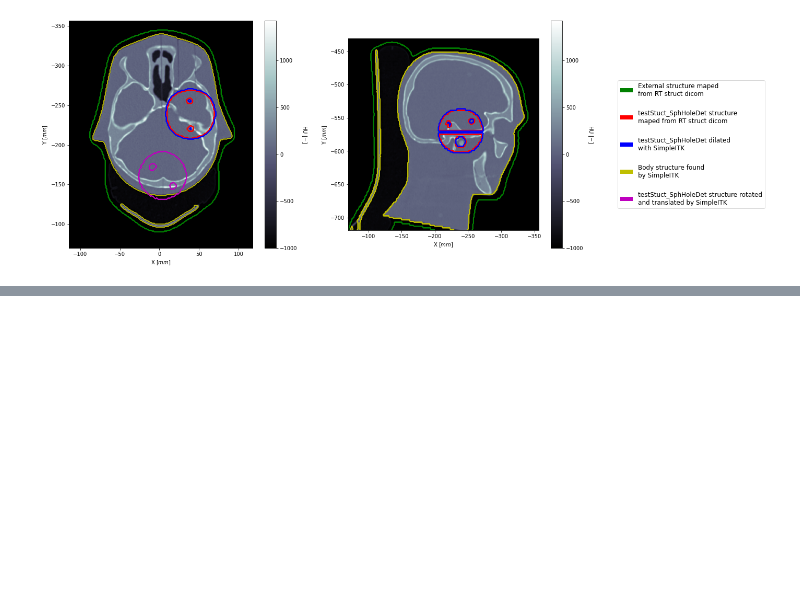
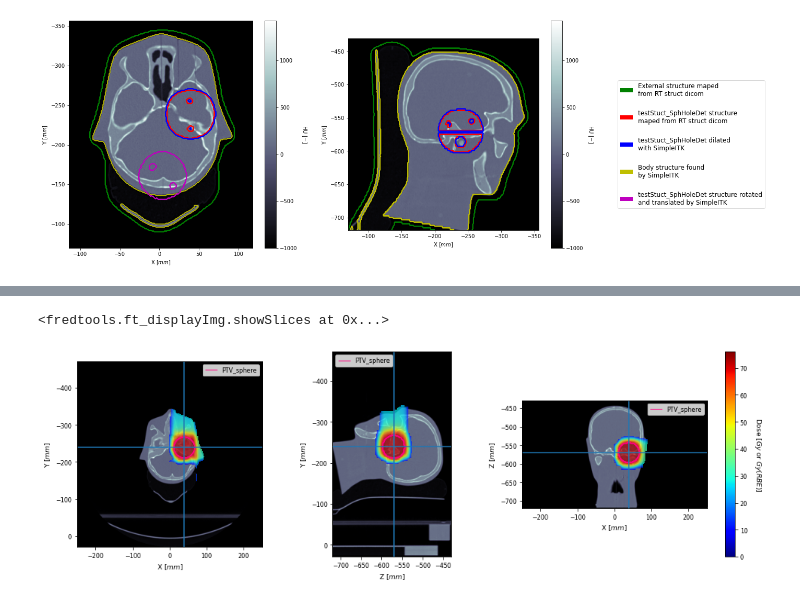
Before and after one commit to jasqs/FREDtools, a Jupyter notebook: examples/FREDtools Tutorial.ipynb, the cells around one changed output, grey strips where cells are left out. Cells and saved outputs as stored; diff of their text form; code cells hidden in the pictures; blank space fills up the shorter version.

```diff
--- a/examples/FREDtools Tutorial.ipynb
+++ b/examples/FREDtools Tutorial.ipynb
@@ -393,0 +422,6 @@ ax2.legend(legendRect, ["External structure maped\nfrom RT struct dicom",
+# %%
+# display dose for all fields overlapped on the CT
+ft.showSlices(imgCT=imgCT, imgDose=ft.sumImg(imgDose), imgROIs=imgROI_PTV, point=planInfo['fieldsIsoPosition'][0], interactive=False)
+# %% [output]
+<fredtools.ft_displayImg.showSlices at 0x...>
+[figure, added]
```
Also changed, not shown: parts of 5 cells of this notebook.
